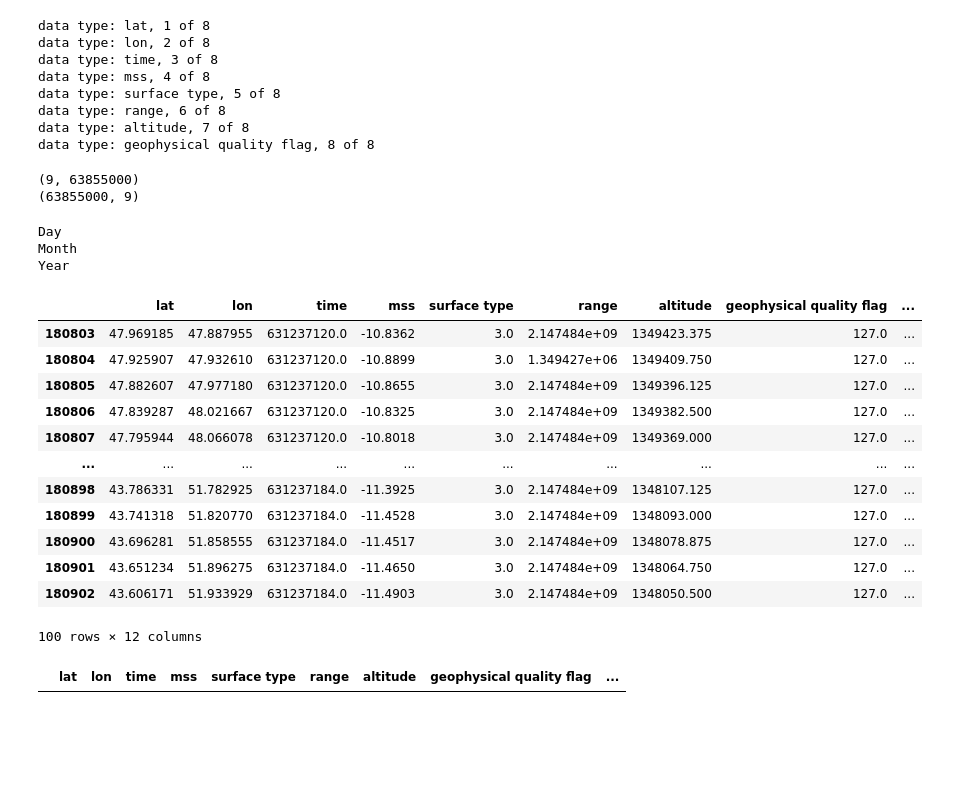
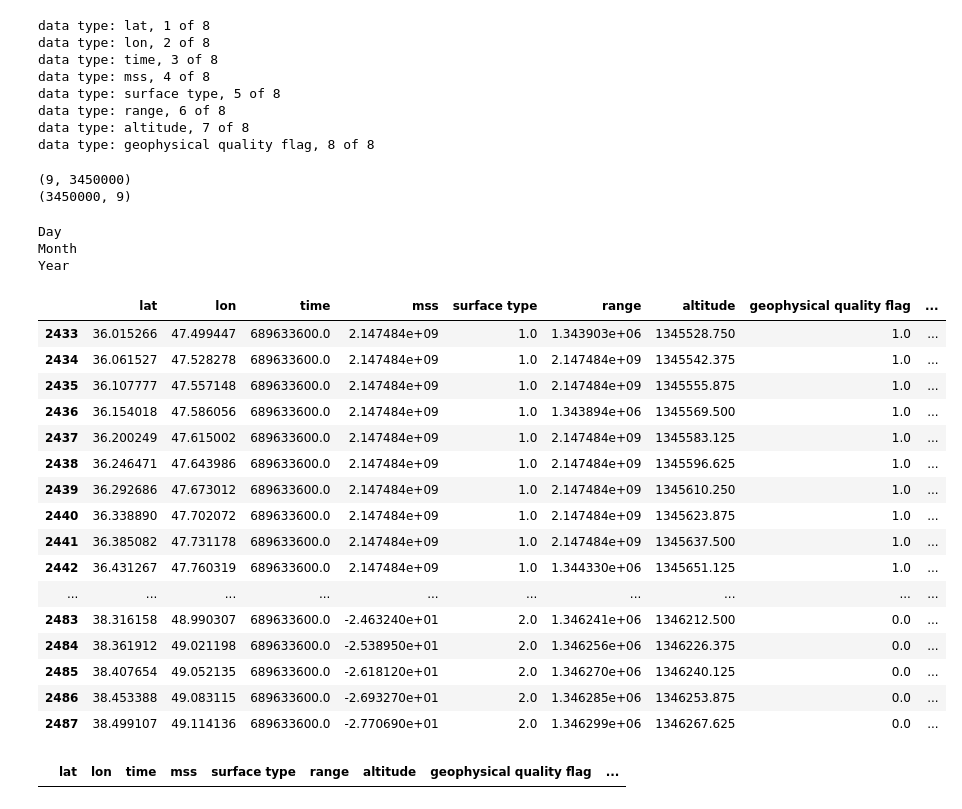
Before and after one commit to M-Gjerde/VGIS8, a Jupyter notebook: Jason3LoadData.ipynb, the cells around one changed output. Cells and saved outputs as stored; diff of their text form; code cells hidden in the pictures; blank space fills up the shorter version.

```diff
--- a/Jason3LoadData.ipynb
+++ b/Jason3LoadData.ipynb
@@ -18,12 +20,19 @@ path2018 = "data/jason3/2018/*.nc/*.nc"
 path2019 = "data/jason3/2019/*.nc/*.nc"
 path2020 = "data/jason3/2020/*.nc/*.nc"
 path2021 = "data/jason3/2021/*.nc/*.nc"
-
+pathSentinel = "data/Sentinel6/*/*/"
+pathSentinel = "data/Sentinel6/*/*/*STD*.nc"
+#C:\Users\mgjer\PycharmProjects\VGIS8\data\Sentinel6\*\*\
 #outputFile = "reduced_caspian_2018.csv"
 
-files = glob.glob(path2020)
+root_dir = "data\\Sentinel6\\*\\"
 ncid = []
+# root_dir needs a trailing slash (i.e. /root/dir/)
+files = os.listdir(os.getcwd() + r"/data/Sentinel6/")
 
+
+
+files = glob.glob(pathSentinel)
 for i, file in enumerate(files):
     ncid.append(nc.Dataset(file))
 # %%
@@ -83,7 +92,7 @@ passNumberList = []
 
 
 for x in range(len(ncid)):
-    if "CF-1.1" in ncid[x].Conventions:
+    if "CF-1.1" in ncid[x].Convention:
         latList.append(read_1_1variable_data(ncid[x], "lat"))
         lonList.append(read_1_1variable_data(ncid[x], "lon"))
         meanSeaSurfaceList.append(read_1_1variable_data(ncid[x], "mean_sea_surface"))
@@ -96,6 +105,19 @@ for x in range(len(ncid)):
         geoflagsList.append(read_1_1variable_data(ncid[x], "geophysical_quality_flag"))
         qualityFlagList.append(read_1_1variable_data(ncid[x], "alt_quality_flag"))
         passNumberList.append(read_pass_number(ncid[x]))
+    elif "Poseidon-4B" in ncid[x].altimeter_sensor_name:
+        latList.append(read_1_7variable_data(ncid[x], "latitude"))
+        lonList.append(read_1_7variable_data(ncid[x], "longitude"))
+        meanSeaSurfaceList.append(read_1_7variable_data(ncid[x], "mean_sea_surface_sol1"))
+        timeList.append(read_1_7variable_data(ncid[x], "time"))
+        surfaceTypeList.append(read_1_7variable_data(ncid[x], "surface_classification_flag"))
+        rangeList.append(read_1_7variable_data(ncid[x], "range_ocean"))
+        sshaList.append(read_1_7variable_data(ncid[x], "ssha"))
+        altitudeList.append(read_1_7variable_data(ncid[x], "altitude"))
+        bathymetryList.append(read_1_7variable_data(ncid[x], "depth_or_elevation"))
+        geoflagsList.append(read_1_7variable_data(ncid[x], "mean_sea_surface_sol1_qual"))
+        qualityFlagList.append(read_1_7variable_data(ncid[x], "mean_sea_surface_sol1"))
+        passNumberList.append(read_pass_number(ncid[x], "1.7"))
     else:
         latList.append(read_1_7variable_data(ncid[x], "latitude"))
         lonList.append(read_1_7variable_data(ncid[x], "longitude"))
@@ -210,8 +232,8 @@ print(dataMat.shape)
 df = pd.DataFrame(dataMat)
 df.columns = dataListsNames
 # %% [output]
-(9, 63855000)
-(63855000, 9)
+(9, 3450000)
+(3450000, 9)
 # %%
 df = df.drop(df[(df.lon > lonMax)].index)
 df = df.drop(df[(df.lon < lonMin)].index)
@@ -238,19 +260,23 @@ Day
 Month
 Year
 # %%
-df.head(100)
+df.head(55)
 # %% [output]
 |  | lat | lon | time | mss | surface type | range | altitude | geophysical quality flag | ... |
-| 180803 | 47.969185 | 47.887955 | 631237120.0 | -10.8362 | 3.0 | 2.147484e+09 | 1349423.375 | 127.0 | ... |
-| 180804 | 47.925907 | 47.932610 | 631237120.0 | -10.8899 | 3.0 | 1.349427e+06 | 1349409.750 | 127.0 | ... |
-| 180805 | 47.882607 | 47.977180 | 631237120.0 | -10.8655 | 3.0 | 2.147484e+09 | 1349396.125 | 127.0 | ... |
-| 180806 | 47.839287 | 48.021667 | 631237120.0 | -10.8325 | 3.0 | 2.147484e+09 | 1349382.500 | 127.0 | ... |
-| 180807 | 47.795944 | 48.066078 | 631237120.0 | -10.8018 | 3.0 | 2.147484e+09 | 1349369.000 | 127.0 | ... |
+| 2433 | 36.015266 | 47.499447 | 689633600.0 | 2.147484e+09 | 1.0 | 1.343903e+06 | 1345528.750 | 1.0 | ... |
+| 2434 | 36.061527 | 47.528278 | 689633600.0 | 2.147484e+09 | 1.0 | 2.147484e+09 | 1345542.375 | 1.0 | ... |
+| 2435 | 36.107777 | 47.557148 | 689633600.0 | 2.147484e+09 | 1.0 | 2.147484e+09 | 1345555.875 | 1.0 | ... |
+| 2436 | 36.154018 | 47.586056 | 689633600.0 | 2.147484e+09 | 1.0 | 1.343894e+06 | 1345569.500 | 1.0 | ... |
+| 2437 | 36.200249 | 47.615002 | 689633600.0 | 2.147484e+09 | 1.0 | 2.147484e+09 | 1345583.125 | 1.0 | ... |
+| 2438 | 36.246471 | 47.643986 | 689633600.0 | 2.147484e+09 | 1.0 | 2.147484e+09 | 1345596.625 | 1.0 | ... |
+| 2439 | 36.292686 | 47.673012 | 689633600.0 | 2.147484e+09 | 1.0 | 2.147484e+09 | 1345610.250 | 1.0 | ... |
+| 2440 | 36.338890 | 47.702072 | 689633600.0 | 2.147484e+09 | 1.0 | 2.147484e+09 | 1345623.875 | 1.0 | ... |
+| 2441 | 36.385082 | 47.731178 | 689633600.0 | 2.147484e+09 | 1.0 | 2.147484e+09 | 1345637.500 | 1.0 | ... |
+| 2442 | 36.431267 | 47.760319 | 689633600.0 | 2.147484e+09 | 1.0 | 1.344330e+06 | 1345651.125 | 1.0 | ... |
 | ... | ... | ... | ... | ... | ... | ... | ... | ... | ... |
-| 180898 | 43.786331 | 51.782925 | 631237184.0 | -11.3925 | 3.0 | 2.147484e+09 | 1348107.125 | 127.0 | ... |
-| 180899 | 43.741318 | 51.820770 | 631237184.0 | -11.4528 | 3.0 | 2.147484e+09 | 1348093.000 | 127.0 | ... |
-| 180900 | 43.696281 | 51.858555 | 631237184.0 | -11.4517 | 3.0 | 2.147484e+09 | 1348078.875 | 127.0 | ... |
-| 180901 | 43.651234 | 51.896275 | 631237184.0 | -11.4650 | 3.0 | 2.147484e+09 | 1348064.750 | 127.0 | ... |
-| 180902 | 43.606171 | 51.933929 | 631237184.0 | -11.4903 | 3.0 | 2.147484e+09 | 1348050.500 | 127.0 | ... |
+| 2483 | 38.316158 | 48.990307 | 689633600.0 | -2.463240e+01 | 2.0 | 1.346241e+06 | 1346212.500 | 0.0 | ... |
+| 2484 | 38.361912 | 49.021198 | 689633600.0 | -2.538950e+01 | 2.0 | 1.346256e+06 | 1346226.375 | 0.0 | ... |
+| 2485 | 38.407654 | 49.052135 | 689633600.0 | -2.618120e+01 | 2.0 | 1.346270e+06 | 1346240.125 | 0.0 | ... |
+| 2486 | 38.453388 | 49.083115 | 689633600.0 | -2.693270e+01 | 2.0 | 1.346285e+06 | 1346253.875 | 0.0 | ... |
+| 2487 | 38.499107 | 49.114136 | 689633600.0 | -2.770690e+01 | 2.0 | 1.346299e+06 | 1346267.625 | 0.0 | ... |
-100 rows × 12 columns
 # %%
```
Also changed, not shown: parts of 6 cells of this notebook, 4 other files.
